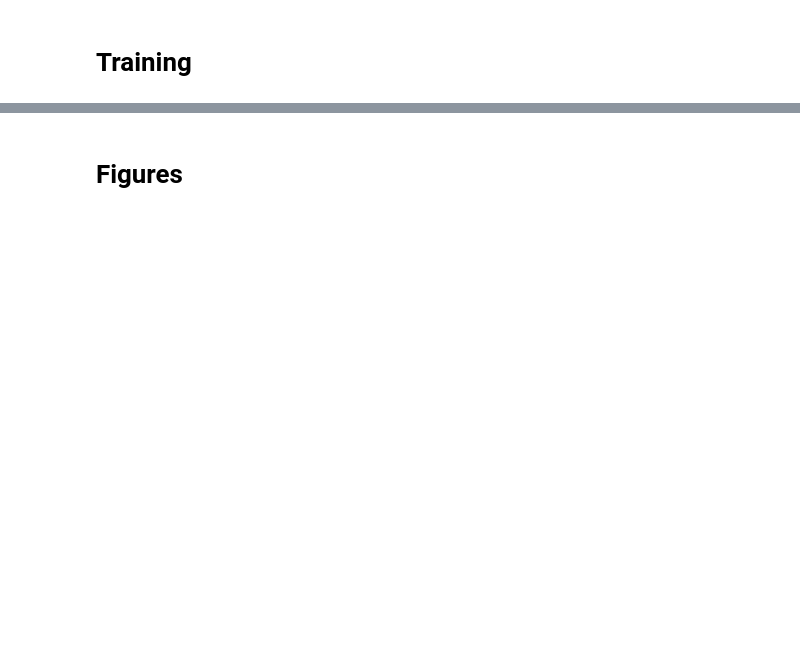
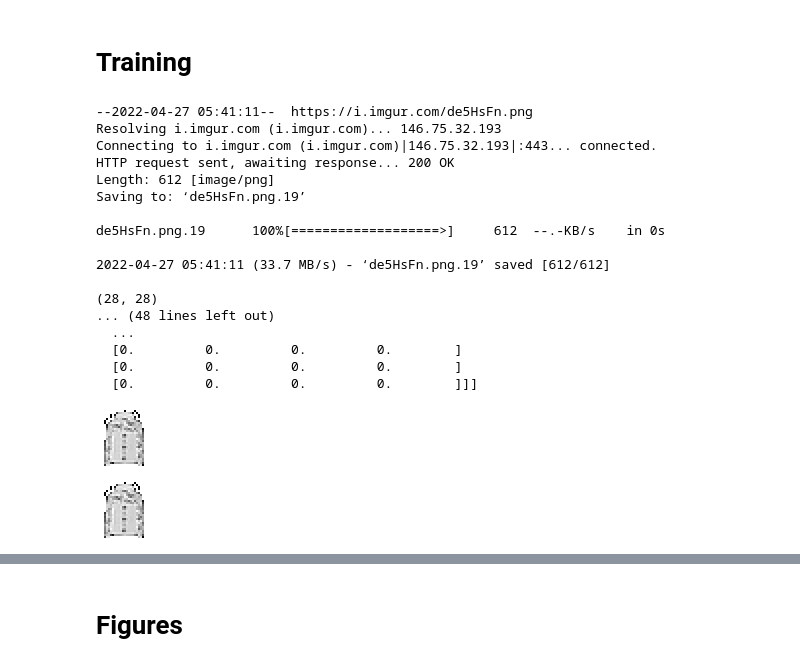
Before and after one commit to mikethebos/CS523-Assignment-3, a Jupyter notebook: fashion_mnist/Growing_Neural_Cellular_Automata.ipynb, the cells around one changed output, grey strips where cells are left out. Drawn from its saved outputs; the diff is of its cells as text; code cells hidden in the pictures; blank space fills up the shorter version.

```diff
--- a/fashion_mnist/Growing_Neural_Cellular_Automata.ipynb
+++ b/fashion_mnist/Growing_Neural_Cellular_Automata.ipynb
@@ -298,13 +329,74 @@ def plot_loss(loss_log):
   pl.title('Loss history (log10)')
   pl.plot(np.log10(loss_log), '.', alpha=0.1)
   pl.show()
-# %%
-#@title Choose Target Image { vertical-output: true}
-#url = 'https://github.com/google-research/self-organising-systems/blob/master/assets/growing_ca/planaria2_48.png?raw=true'
-#target_img = load_image(url, 48)
-
-target_img = load_emoji(TARGET_EMOJI)
-imshow(zoom(to_rgb(target_img), 2), fmt='png')
+# %%
+#@title Choose Target Image { vertical-output: true}
+url = 'https://i.imgur.com/de5HsFn.png'
+# target_img = load_image(url, 48)
+
+! wget https://i.imgur.com/de5HsFn.png
+import cv2
+
+src = cv2.imread("de5HsFn.png")
+tmp = cv2.imread("de5HsFn.png", cv2.IMREAD_GRAYSCALE)
+print(tmp.shape)
+# tmp = cv2.cvtColor(src, cv2.COLOR_BGR2GRAY)
+_,alpha = cv2.threshold(tmp,0,255,cv2.THRESH_BINARY)
+print(alpha.shape)
+b, g, r = cv2.split(src)
+
+rgba = [b,g,r, alpha]
+dst = cv2.merge(rgba,4)
+
+
+dst = np.float32(dst)/255.0
+print(dst.shape)
+print(target_img.shape)
+
+dst[..., :3] *= dst[..., 3:]
+print(target_img)
+
+
+imshow(zoom(to_rgb(dst), 2), fmt='png')
+
+target_img = dst
+
+# src = cv2.imread(file_name, 1)
+# tmp = cv2.cvtColor(src, cv2.COLOR_BGR2GRAY)
+# _,alpha = cv2.threshold(tmp,0,255,cv2.THRESH_BINARY)
+# b, g, r = cv2.split(src)
+# rgba = [b,g,r, alpha]
+# dst = cv2.merge(rgba,4)
+
+# def load_emoji(emoji):
+#   code = hex(ord(emoji))[2:].lower()
+#   url = 'https://github.com/googlefonts/noto-emoji/blob/main/png/128/emoji_u%s.png?raw=true'%code
+#   return load_image(url)
+
+# target_img = load_emoji(TARGET_EMOJI)
+
+# target_img = load_emoji(TARGET_EMOJI)
+imshow(zoom(to_rgb(target_img), 2), fmt='png')
+# %% [output]
+--2022-04-27 05:41:11--  https://i.imgur.com/de5HsFn.png
+Resolving i.imgur.com (i.imgur.com)... 146.75.32.193
+Connecting to i.imgur.com (i.imgur.com)|146.75.32.193|:443... connected.
+HTTP request sent, awaiting response... 200 OK
+Length: 612 [image/png]
+Saving to: ‘de5HsFn.png.19’
+
+de5HsFn.png.19      100%[===================>]     612  --.-KB/s    in 0s
+
+2022-04-27 05:41:11 (33.7 MB/s) - ‘de5HsFn.png.19’ saved [612/612]
+
+(28, 28)
+... (48 lines left out)
+  ...
+  [0.         0.         0.         0.        ]
+  [0.         0.         0.         0.        ]
+  [0.         0.         0.         0.        ]]]
+[figure, added]
+[figure, added]
 # %%
 #@title Initialize Training { vertical-output: true}
 
```
Also changed, not shown: parts of 5 cells of this notebook.
